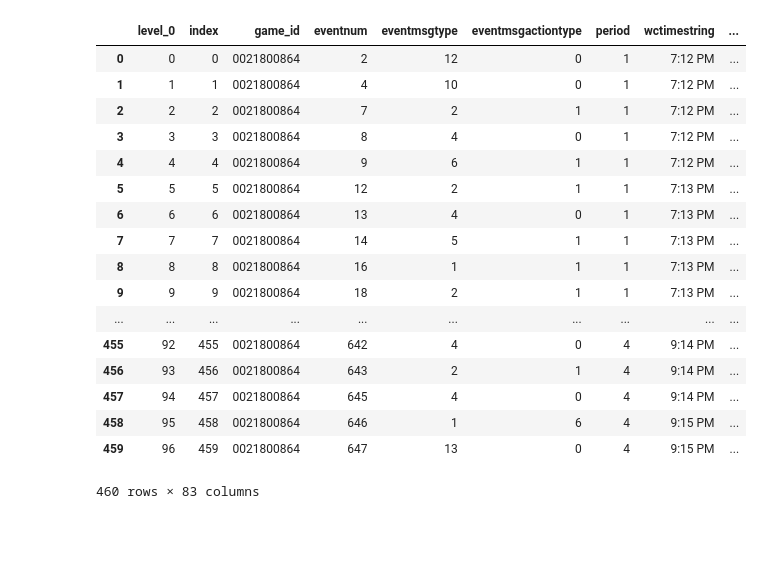
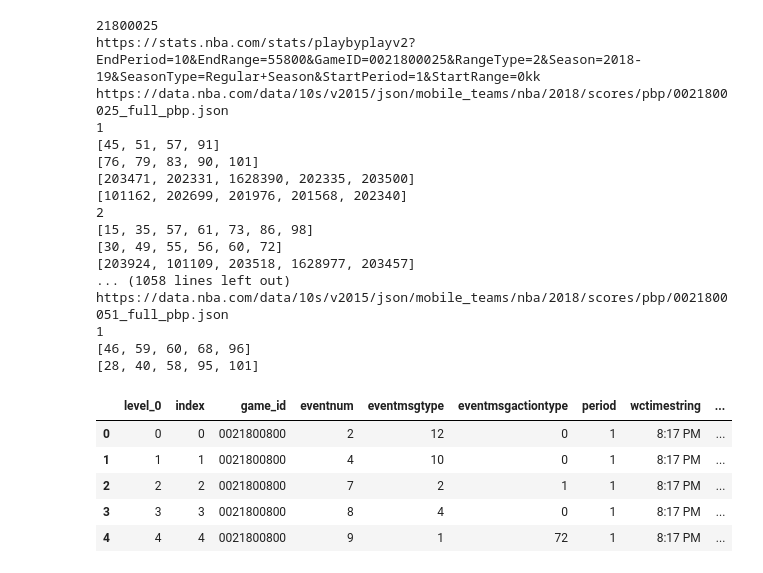
Before and after one commit to mcbarlowe/nba_scraper, a Jupyter notebook: Untitled.ipynb, the cells around one changed output. Saved outputs shown, nothing was run; the diff lists cells and outputs as text; code cells hidden in the pictures; blank space fills up the shorter version.

Commit message:
Scraper version one is finished and running through season to see where it fails

```diff
--- a/Untitled.ipynb
+++ b/Untitled.ipynb
@@ -34,7 +34,9 @@ shot_type_dict = {58: 'turnaround hook shot', 5: 'layup', 6: 'driving layup',
                   74: 'running reverse layup', 44: 'reverse layup',
                   71: 'finger roll layup', 43: 'alley oop layup', 7: 'dunk',
                   103: 'running pull up jump shot', 110: 'running reverse dunk',
-                  107: 'tip dunk', 51: 'reverse dunk'
+                  107: 'tip dunk', 51: 'reverse dunk', 105: 'turnaround fadeaway bank jump shot',
+                  100: 'running alley oop layup', 106: 'running alley oop dunk',
+                  104: 'step back bank jump shot', 109: 'driving reverse dunk'
                   }
 
 #this dictionary will categorize the event types that happen in the NBA
@@ -424,14 +454,12 @@ def scrape_pbp(game_id, season, user_agent=user_agent):
 #pbp_api_url will contain xy coords for each event
     v2_season = f'{season - 1}-{str(season)[2:]}'
     pbp_season = f'{season - 1}'
-    print(v2_season)
-    print(pbp_season)
     v2_api_url = f'https://stats.nba.com/stats/playbyplayv2?EndPeriod=10&EndRange=55800&GameID={game_id}&RangeType=2&Season={v2_season}&SeasonType=Regular+Season&StartPeriod=1&StartRange=0kk'
     pbp_api_url = f'https://data.nba.com/data/10s/v2015/json/mobile_teams/nba/{pbp_season}/scores/pbp/{game_id}_full_pbp.json'
     print(v2_api_url)
     print(pbp_api_url)
 # have to pass this to the requests function or the api will return a 403 code
-    v2_rep = requests.get(v2_api_url, headers=user_agent, verify=False) # remove this when package is finalized
+    v2_rep = requests.get(v2_api_url, headers=user_agent) # remove this when package is finalized
     v2_dict = v2_rep.json()
 
 #this pulls the v2 stats.nba play by play api
@@ -439,10 +467,9 @@ def scrape_pbp(game_id, season, user_agent=user_agent):
     pbp_v2_data = v2_dict['resultSets'][0]['rowSet']
     pbp_v2_df = pd.DataFrame(pbp_v2_data, columns=pbp_v2_headers)
     pbp_v2_df.columns = list(map(str.lower, pbp_v2_df.columns))
-    print(pbp_v2_df.columns)
 
 #this pulls the data.nba api end play by play
-    pbp_rep = requests.get(pbp_api_url, headers=user_agent, verify=False)
+    pbp_rep = requests.get(pbp_api_url, headers=user_agent)
     pbp_dict = pbp_rep.json()
 
 #this will be used to concat each quarter from the play by play
@@ -460,9 +487,9 @@ def scrape_pbp(game_id, season, user_agent=user_agent):
     pbp_df = pd.concat(pbp_df_list)
 
 #joining the two dataframes together and only pulling in relavent columns
-    #clean_df = pbp_v2_df.merge(pbp_df[['evt', 'locX', 'locY', 'hs', 'vs', 'de']],
-    #                           left_on = 'eventnum', right_on='evt')
-    clean_df = pbp_v2_df
+    clean_df = pbp_v2_df.merge(pbp_df[['evt', 'locX', 'locY', 'hs', 'vs', 'de']],
+                               left_on = 'eventnum', right_on='evt')
+    #clean_df = pbp_v2_df
 #add date and team abbrev columns to dataframe
     clean_df.loc[:, 'home_team_abbrev'] = home_team_abbrev
     clean_df.loc[:, 'away_team_abbrev'] = away_team_abbrev
@@ -476,7 +503,6 @@ def scrape_pbp(game_id, season, user_agent=user_agent):
     away_team_id = clean_df[clean_df['player1_team_abbreviation'] == away_team_abbrev]['player1_team_id'].astype(int).unique()
     clean_df.loc[:, 'home_team_id'] = home_team_id
     clean_df.loc[:, 'away_team_id'] = away_team_id
-
 #create an event team colum
     clean_df['event_team'] = np.where(clean_df['homedescription'].isnull(),
                                     clean_df['home_team_abbrev'], clean_df['away_team_abbrev'])
@@ -486,6 +512,7 @@ def scrape_pbp(game_id, season, user_agent=user_agent):
 
     #print(clean_df.iloc[317, :])
 #create and shot type description column
+
     clean_df['shot_type_de'] = clean_df[['eventmsgtype', 'eventmsgactiontype']]\
                                 .apply(lambda x: shot_type_dict[int(x['eventmsgactiontype'])]
                                        if np.isin(x['eventmsgtype'],[1,2]) else np.nan, axis=1)
@@ -545,5 +572,3 @@ def scrape_pbp(game_id, season, user_agent=user_agent):
     clean_df = get_lineups(clean_df)
 
     return clean_df
-# %%
-test = scrape_pbp('0021800864', 2019)
@@ -569,21 +575,31 @@ Index(['game_id', 'eventnum', 'eventmsgtype', 'eventmsgactiontype', 'period',
+# %%
+for x in range(21800025, 21801230):
+    print(x)
+    test = scrape_pbp(f'00{x}', 2019)
+# %% [output]
+21800025
+https://stats.nba.com/stats/playbyplayv2?EndPeriod=10&EndRange=55800&GameID=0021800025&RangeType=2&Season=2018-19&SeasonType=Regular+Season&StartPeriod=1&StartRange=0kk
+https://data.nba.com/data/10s/v2015/json/mobile_teams/nba/2018/scores/pbp/0021800025_full_pbp.json
+1
+[45, 51, 57, 91]
+[76, 79, 83, 90, 101]
+[203471, 202331, 1628390, 202335, 203500]
+[101162, 202699, 201976, 201568, 202340]
+2
+[15, 35, 57, 61, 73, 86, 98]
+[30, 49, 55, 56, 60, 72]
+[203924, 101109, 203518, 1628977, 203457]
+... (1058 lines left out)
+https://data.nba.com/data/10s/v2015/json/mobile_teams/nba/2018/scores/pbp/0021800051_full_pbp.json
+1
+[46, 59, 60, 68, 96]
+[28, 40, 58, 95, 101]
 # %%
-test
+test.head()
 # %% [output]
 |  | level_0 | index | game_id | eventnum | eventmsgtype | eventmsgactiontype | period | wctimestring | ... |
-| 0 | 0 | 0 | 0021800864 | 2 | 12 | 0 | 1 | 7:12 PM | ... |
-| 1 | 1 | 1 | 0021800864 | 4 | 10 | 0 | 1 | 7:12 PM | ... |
-| 2 | 2 | 2 | 0021800864 | 7 | 2 | 1 | 1 | 7:12 PM | ... |
-| 3 | 3 | 3 | 0021800864 | 8 | 4 | 0 | 1 | 7:12 PM | ... |
-| 4 | 4 | 4 | 0021800864 | 9 | 6 | 1 | 1 | 7:12 PM | ... |
-| 5 | 5 | 5 | 0021800864 | 12 | 2 | 1 | 1 | 7:13 PM | ... |
-| 6 | 6 | 6 | 0021800864 | 13 | 4 | 0 | 1 | 7:13 PM | ... |
-| 7 | 7 | 7 | 0021800864 | 14 | 5 | 1 | 1 | 7:13 PM | ... |
-| 8 | 8 | 8 | 0021800864 | 16 | 1 | 1 | 1 | 7:13 PM | ... |
-| 9 | 9 | 9 | 0021800864 | 18 | 2 | 1 | 1 | 7:13 PM | ... |
-| ... | ... | ... | ... | ... | ... | ... | ... | ... | ... |
-| 455 | 92 | 455 | 0021800864 | 642 | 4 | 0 | 4 | 9:14 PM | ... |
-| 456 | 93 | 456 | 0021800864 | 643 | 2 | 1 | 4 | 9:14 PM | ... |
-| 457 | 94 | 457 | 0021800864 | 645 | 4 | 0 | 4 | 9:14 PM | ... |
-| 458 | 95 | 458 | 0021800864 | 646 | 1 | 6 | 4 | 9:15 PM | ... |
-| 459 | 96 | 459 | 0021800864 | 647 | 13 | 0 | 4 | 9:15 PM | ... |
+| 0 | 0 | 0 | 0021800800 | 2 | 12 | 0 | 1 | 8:17 PM | ... |
+| 1 | 1 | 1 | 0021800800 | 4 | 10 | 0 | 1 | 8:17 PM | ... |
+| 2 | 2 | 2 | 0021800800 | 7 | 2 | 1 | 1 | 8:17 PM | ... |
+| 3 | 3 | 3 | 0021800800 | 8 | 4 | 0 | 1 | 8:17 PM | ... |
+| 4 | 4 | 4 | 0021800800 | 9 | 1 | 72 | 1 | 8:17 PM | ... |
-460 rows × 83 columns
```
Also changed, not shown: parts of 2 cells of this notebook, 2 other files.
